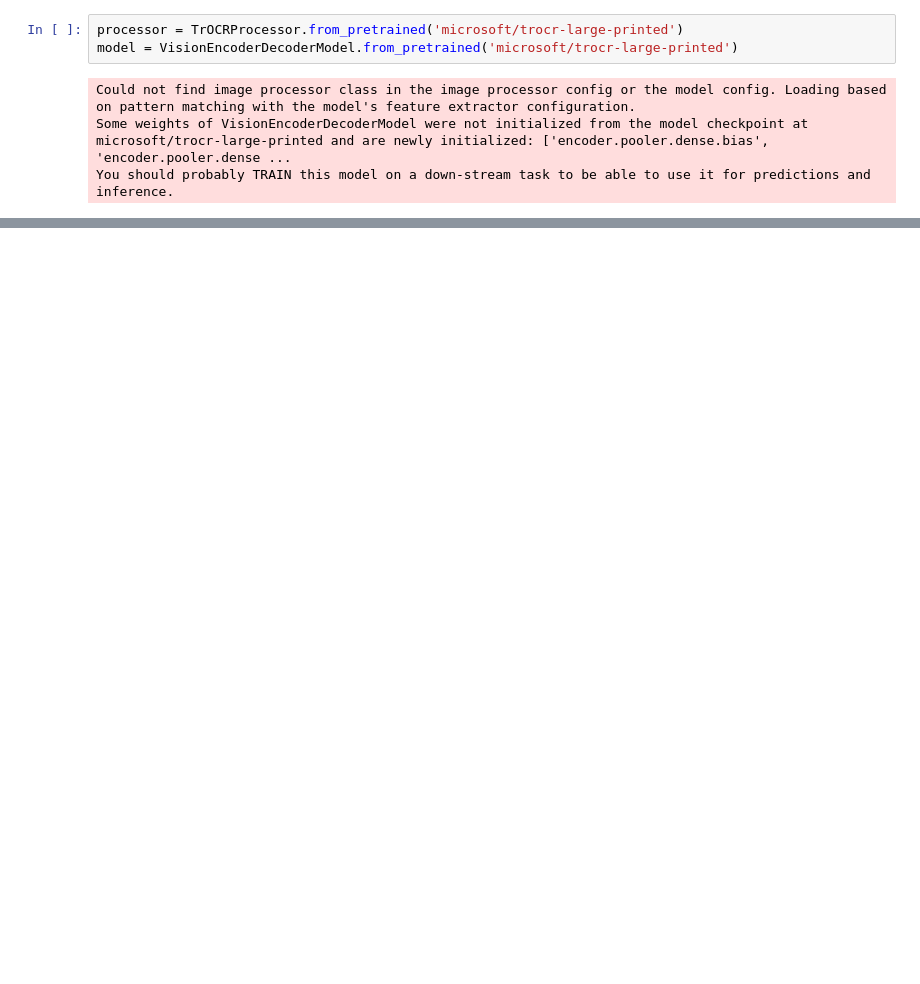
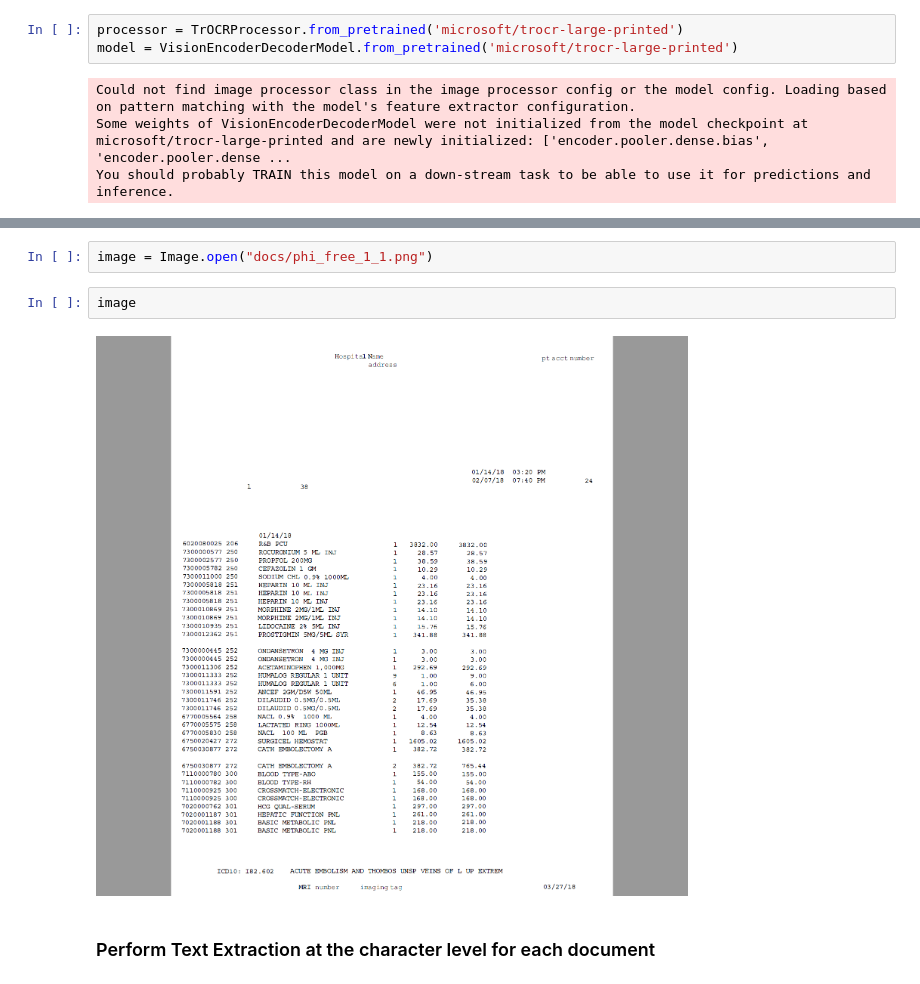
Before and after one commit to lowem1/lowem1-experiments-n-notes, a Jupyter notebook: research/ocr2ocr/ocr2ocr.ipynb, the cells around one changed output, grey strips where cells are left out. Saved outputs shown, nothing was run; the diff lists cells and outputs as text; blank space fills up the shorter version.

```diff
--- a/research/ocr2ocr/ocr2ocr.ipynb
+++ b/research/ocr2ocr/ocr2ocr.ipynb
@@ -19,0 +29,8 @@ You should probably TRAIN this model on a down-stream task to be able to use it
+# %%
+image = Image.open("docs/phi_free_1_1.png")
+# %%
+image
+# %% [output]
+[figure, added]
+# %% [markdown]
+### Perform Text Extraction at the character level for each document
```
Also changed, not shown: parts of 5 cells of this notebook, 1 other file.
